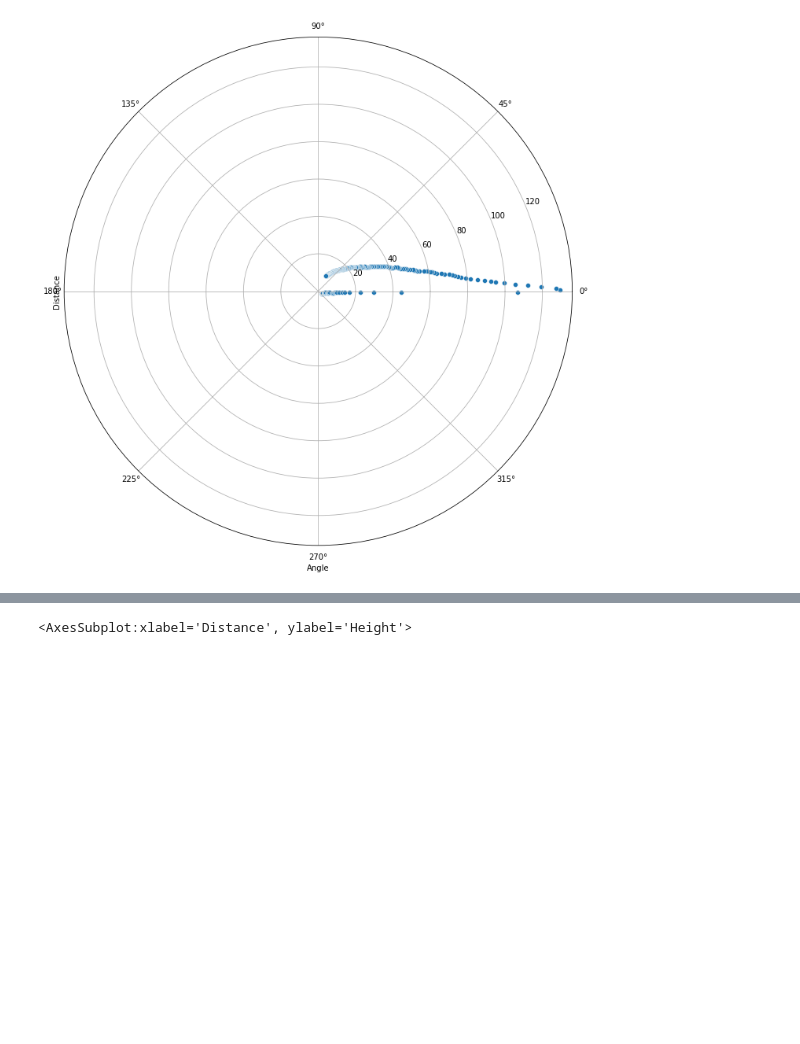
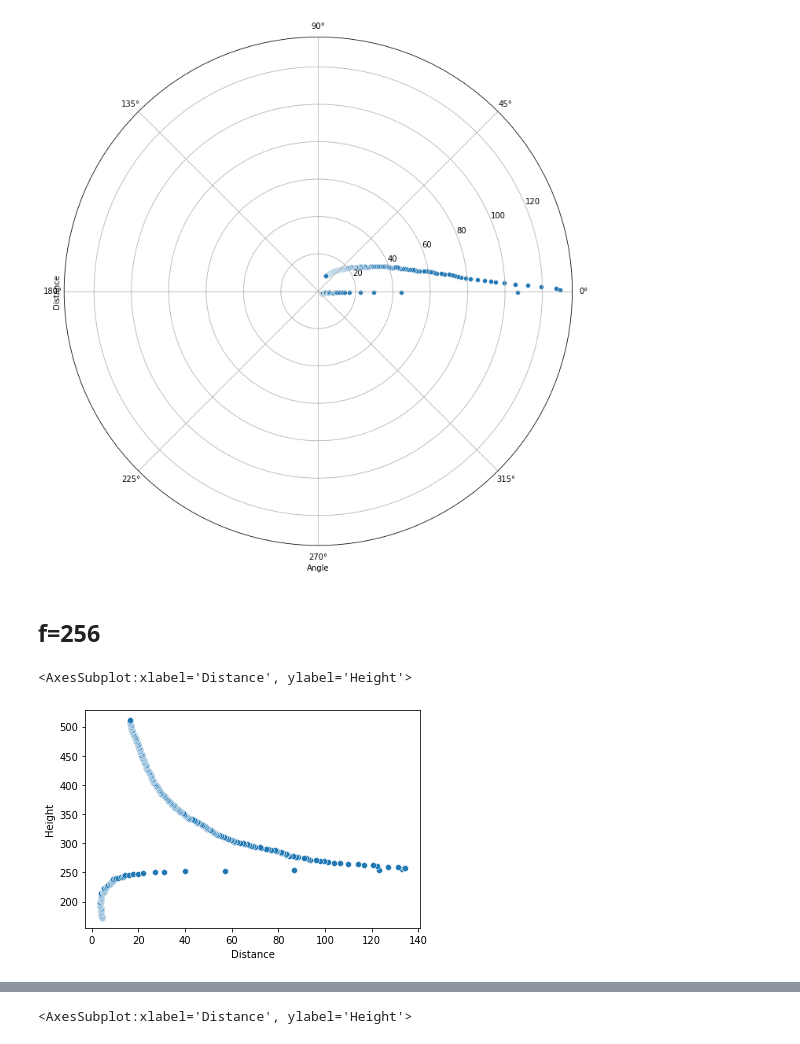
Before and after one commit to AlunXu/Lighthouse-Illusion, a Jupyter notebook: open3D/Prior.ipynb, the cells around one changed output, grey strips where cells are left out. Cells and saved outputs as stored; diff of their text form; code cells hidden in the pictures; blank space fills up the shorter version.

Commit message:
New Prior (only on the center)

```diff
--- a/open3D/Prior.ipynb
+++ b/open3D/Prior.ipynb
@@ -101,3 +101,12 @@ g.map_dataframe(sns.scatterplot, x='Angle', y='Distance')
 plt.show()
 # %% [output]
 [figure]
+# %% [markdown]
+## f=256
+# %%
+prior_simulation('256')
+prior_dist_df_256 = pd.read_pickle('prior_dist_256')
+sns.scatterplot(data=prior_dist_df_256, x="Distance", y="Height")
+# %% [output]
+<AxesSubplot:xlabel='Distance', ylabel='Height'>
+[figure, added]
```
Also changed, not shown: parts of 18 cells of this notebook, 10 other files.
